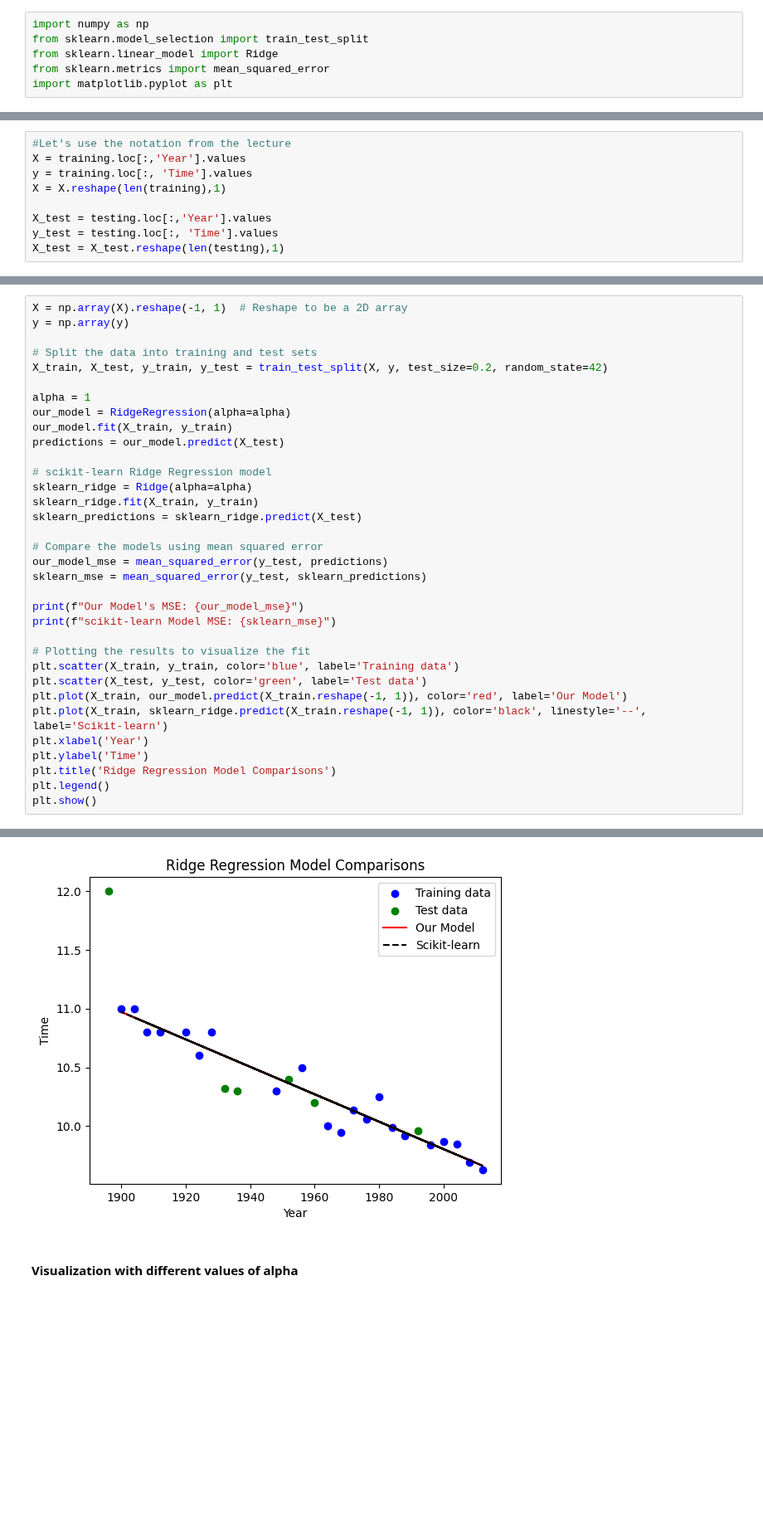
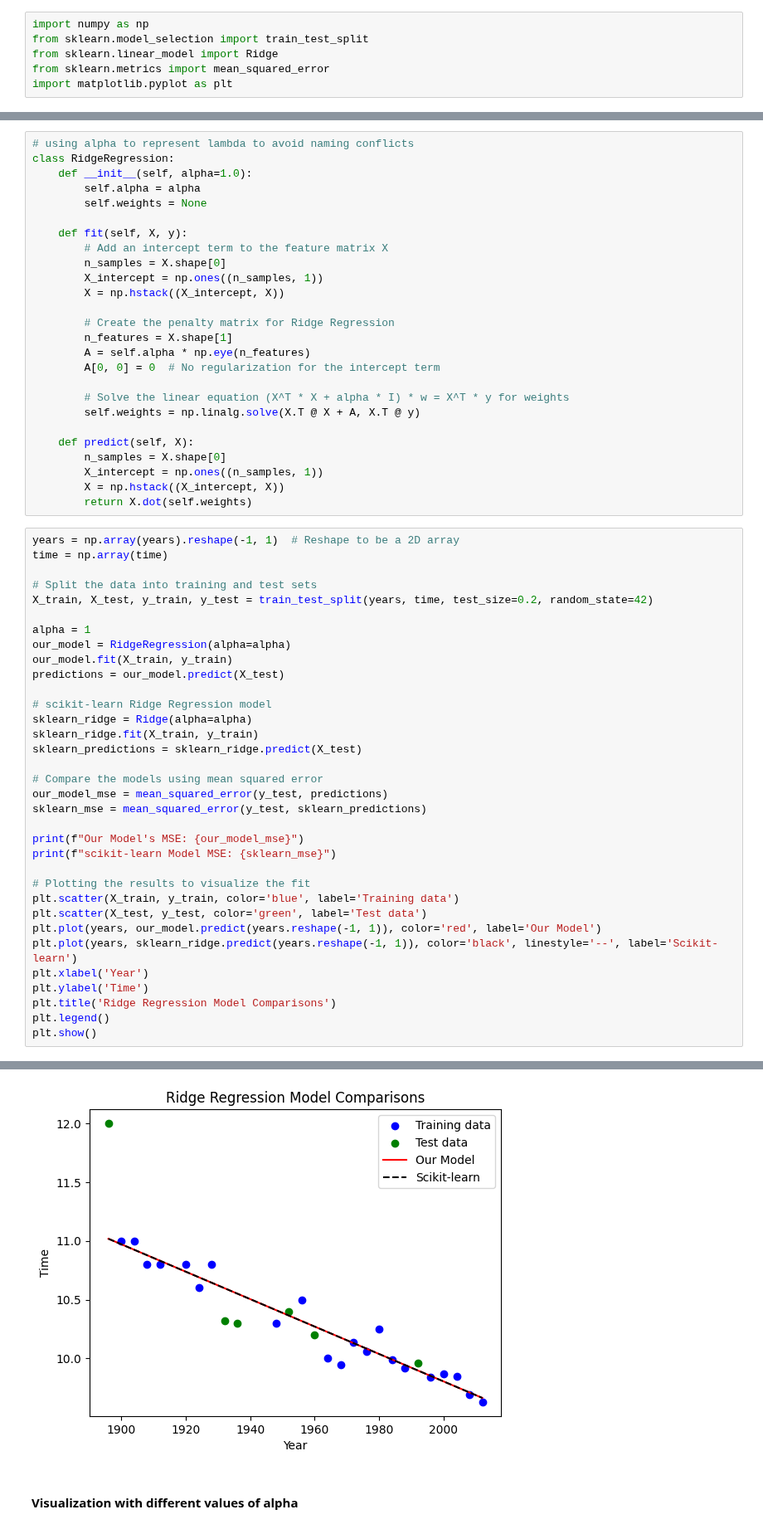
Before and after one commit to setrar/MALIS, a Jupyter notebook: projects/proj3/ridge.ipynb, the cells around one changed output, grey strips where cells are left out. Shown at 83% size. Drawn from its saved outputs; the diff is of its cells as text; blank space fills up the shorter version.

```diff
--- a/projects/proj3/ridge.ipynb
+++ b/projects/proj3/ridge.ipynb
@@ -17,9 +6,0 @@ testing=ds[-2:]
-# %%
-#Let's use the notation from the lecture
-X = training.loc[:,'Year'].values
-y = training.loc[:, 'Time'].values
-X = X.reshape(len(training),1)
-
-X_test = testing.loc[:,'Year'].values
-y_test = testing.loc[:, 'Time'].values
-X_test = X_test.reshape(len(testing),1)
@@ -28,9 +17,35 @@ from ridge import RidgeRegression
+# %%
+# using alpha to represent lambda to avoid naming conflicts
+class RidgeRegression:
+    def __init__(self, alpha=1.0):
+        self.alpha = alpha
+        self.weights = None
+
+    def fit(self, X, y):
+        # Add an intercept term to the feature matrix X
+        n_samples = X.shape[0]
+        X_intercept = np.ones((n_samples, 1))
+        X = np.hstack((X_intercept, X))
+
+        # Create the penalty matrix for Ridge Regression
+        n_features = X.shape[1]
+        A = self.alpha * np.eye(n_features)
+        A[0, 0] = 0  # No regularization for the intercept term
+
+        # Solve the linear equation (X^T * X + alpha * I) * w = X^T * y for weights
+        self.weights = np.linalg.solve(X.T @ X + A, X.T @ y)
+
+    def predict(self, X):
+        n_samples = X.shape[0]
+        X_intercept = np.ones((n_samples, 1))
+        X = np.hstack((X_intercept, X))
+        return X.dot(self.weights)
 # %%
-X = np.array(X).reshape(-1, 1)  # Reshape to be a 2D array
-y = np.array(y)
+years = np.array(years).reshape(-1, 1)  # Reshape to be a 2D array
+time = np.array(time)
 
 # Split the data into training and test sets
-X_train, X_test, y_train, y_test = train_test_split(X, y, test_size=0.2, random_state=42)
+X_train, X_test, y_train, y_test = train_test_split(years, time, test_size=0.2, random_state=42)
 
 alpha = 1
 our_model = RidgeRegression(alpha=alpha)
@@ -52,8 +67,8 @@ print(f"scikit-learn Model MSE: {sklearn_mse}")
 # Plotting the results to visualize the fit
 plt.scatter(X_train, y_train, color='blue', label='Training data')
 plt.scatter(X_test, y_test, color='green', label='Test data')
-plt.plot(X_train, our_model.predict(X_train.reshape(-1, 1)), color='red', label='Our Model')
-plt.plot(X_train, sklearn_ridge.predict(X_train.reshape(-1, 1)), color='black', linestyle='--', label='Scikit-learn')
+plt.plot(years, our_model.predict(years.reshape(-1, 1)), color='red', label='Our Model')
+plt.plot(years, sklearn_ridge.predict(years.reshape(-1, 1)), color='black', linestyle='--', label='Scikit-learn')
 plt.xlabel('Year')
 plt.ylabel('Time')
 plt.title('Ridge Regression Model Comparisons')
@@ -65,4 +80,4 @@ scikit-learn Model MSE: 0.18584114069831545
-[figure, old version]
+[figure, new version]
 # %% [markdown]
 #### Visualization with different values of alpha
 # %%
```
Also changed, not shown: parts of 8 cells of this notebook, 1 other file.
